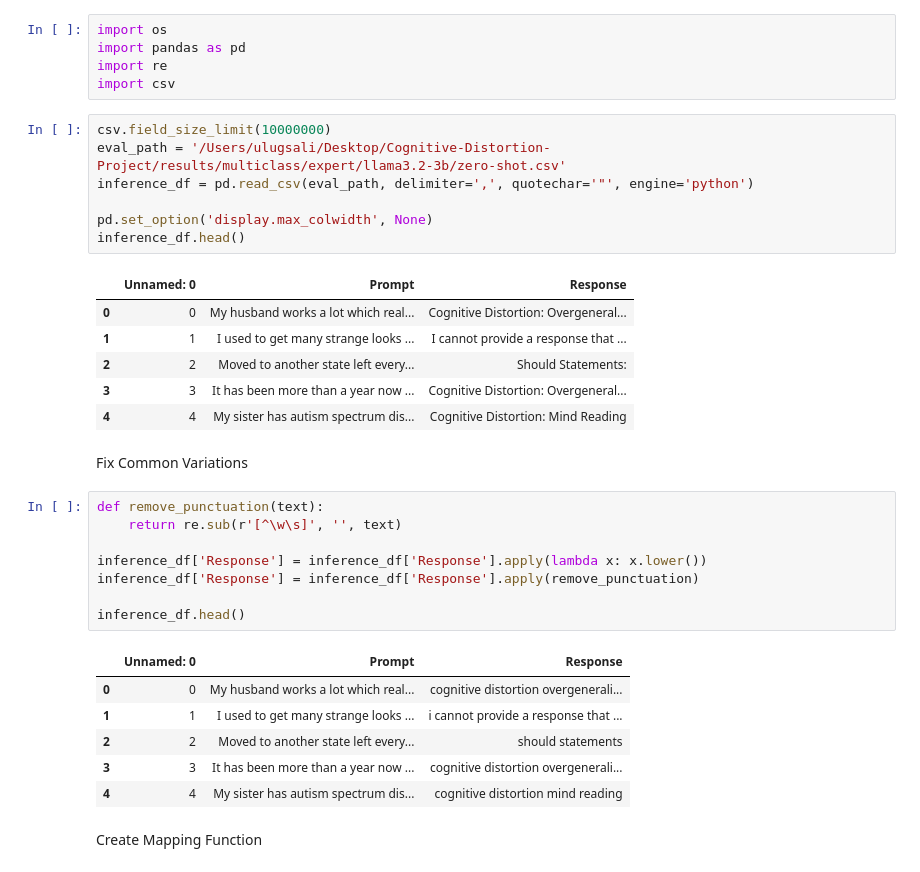
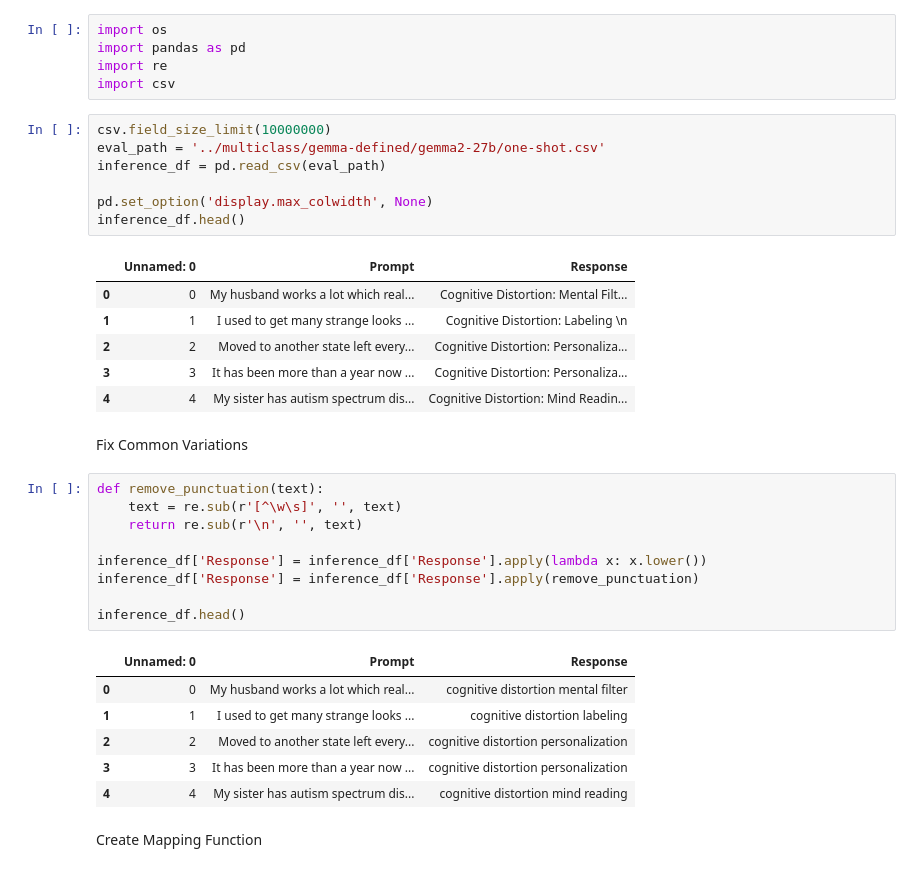
Before and after one commit to NickA02/Cognitive-Distortion-Project, a Jupyter notebook: results/assessment/multiclass_elimination.ipynb, the cells around one changed output. Drawn from its saved outputs; the diff is of its cells as text.

Commit message:
gemma-defined

```diff
--- a/results/assessment/multiclass_elimination.ipynb
+++ b/results/assessment/multiclass_elimination.ipynb
@@ -7,23 +7,24 @@ import re
 import csv
 # %%
 csv.field_size_limit(10000000)
-eval_path = '/Users/ulugsali/Desktop/Cognitive-Distortion-Project/results/multiclass/expert/llama3.2-3b/zero-shot.csv'
-inference_df = pd.read_csv(eval_path, delimiter=',', quotechar='"', engine='python')
+eval_path = '../multiclass/gemma-defined/gemma2-27b/one-shot.csv'
+inference_df = pd.read_csv(eval_path)
 
 pd.set_option('display.max_colwidth', None)
 inference_df.head()
 # %% [output]
 |  | Unnamed: 0 | Prompt | Response |
-| 0 | 0 | My husband works a lot which real... | Cognitive Distortion: Overgeneral... |
-| 1 | 1 | I used to get many strange looks ... | I cannot provide a response that ... |
-| 2 | 2 | Moved to another state left every... | Should Statements: |
-| 3 | 3 | It has been more than a year now ... | Cognitive Distortion: Overgeneral... |
-| 4 | 4 | My sister has autism spectrum dis... | Cognitive Distortion: Mind Reading |
+| 0 | 0 | My husband works a lot which real... | Cognitive Distortion: Mental Filt... |
+| 1 | 1 | I used to get many strange looks ... | Cognitive Distortion: Labeling \n |
+| 2 | 2 | Moved to another state left every... | Cognitive Distortion: Personaliza... |
+| 3 | 3 | It has been more than a year now ... | Cognitive Distortion: Personaliza... |
+| 4 | 4 | My sister has autism spectrum dis... | Cognitive Distortion: Mind Readin... |
 # %% [markdown]
 Fix Common Variations
 # %%
 def remove_punctuation(text):
-    return re.sub(r'[^\w\s]', '', text)
+    text = re.sub(r'[^\w\s]', '', text)
+    return re.sub(r'\n', '', text)
 
 inference_df['Response'] = inference_df['Response'].apply(lambda x: x.lower())
 inference_df['Response'] = inference_df['Response'].apply(remove_punctuation)
@@ -31,10 +32,10 @@ inference_df['Response'] = inference_df['Response'].apply(remove_punctuation)
 inference_df.head()
 # %% [output]
 |  | Unnamed: 0 | Prompt | Response |
-| 0 | 0 | My husband works a lot which real... | cognitive distortion overgenerali... |
-| 1 | 1 | I used to get many strange looks ... | i cannot provide a response that ... |
-| 2 | 2 | Moved to another state left every... | should statements |
-| 3 | 3 | It has been more than a year now ... | cognitive distortion overgenerali... |
+| 0 | 0 | My husband works a lot which real... | cognitive distortion mental filter |
+| 1 | 1 | I used to get many strange looks ... | cognitive distortion labeling |
+| 2 | 2 | Moved to another state left every... | cognitive distortion personalization |
+| 3 | 3 | It has been more than a year now ... | cognitive distortion personalization |
 | 4 | 4 | My sister has autism spectrum dis... | cognitive distortion mind reading |
 # %% [markdown]
 Create Mapping Function
```
Also changed, not shown: parts of 7 cells of this notebook, 9 other files.
